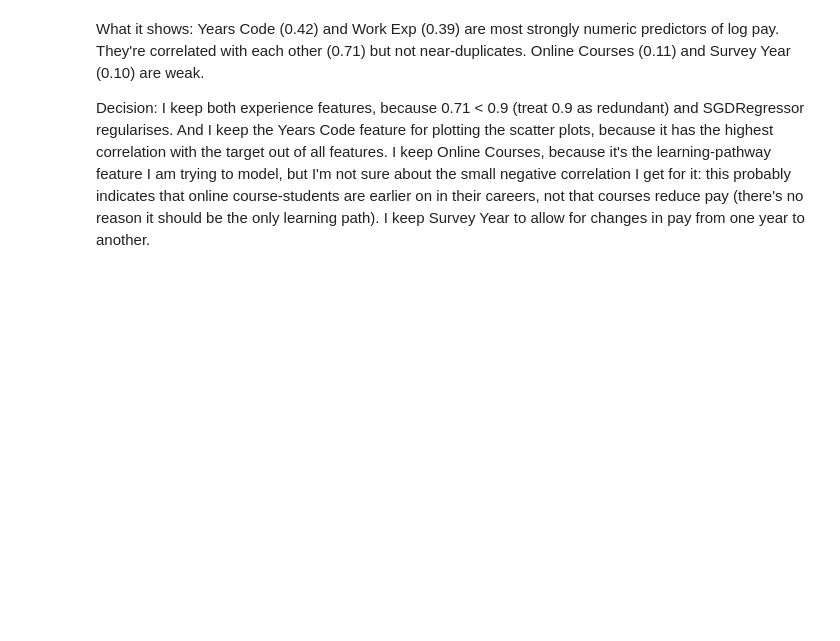
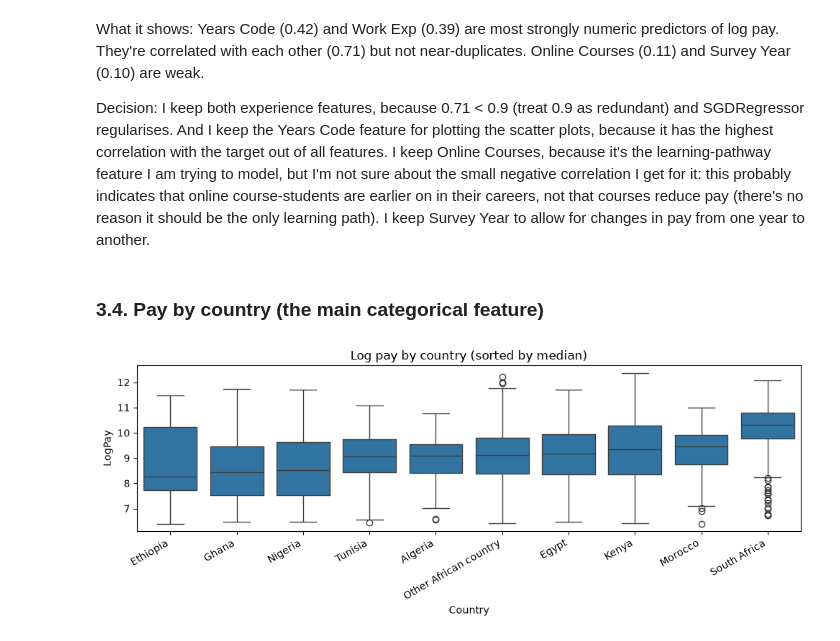
Before and after one commit to nakuwa23/linear_regression_model, a Jupyter notebook: summative/linear_regression/multivariate.ipynb, the cells around one changed output. Drawn from its saved outputs; the diff is of its cells as text; code cells hidden in the pictures; blank space fills up the shorter version.

Commit message:
Add country-based pay analysis and feature selection

```diff
--- a/summative/linear_regression/multivariate.ipynb
+++ b/summative/linear_regression/multivariate.ipynb
@@ -273,3 +273,15 @@ plt.show()
 What it shows: Years Code (0.42) and Work Exp (0.39) are most strongly numeric predictors of log pay. They're correlated with each other (0.71) but not near-duplicates. Online Courses (0.11) and Survey Year (0.10) are weak.
 
 Decision: I keep both experience features, because 0.71 < 0.9 (treat 0.9 as redundant) and SGDRegressor regularises. And I keep the Years Code feature for plotting the scatter plots, because it has the highest correlation with the target out of all features. I keep Online Courses, because it's the learning-pathway feature I am trying to model, but I'm not sure about the small negative correlation I get for it: this probably indicates that online course-students are earlier on in their careers, not that courses reduce pay (there's no reason it should be the only learning path). I keep Survey Year to allow for changes in pay from one year to another.
+# %% [markdown]
+### 3.4. Pay by country (the main categorical feature)
+# %%
+order = df.groupby("Country")["AnnualPayUSD"].median().sort_values().index
+plt.figure(figsize=(10, 4))
+sns.boxplot(data=df, x="Country", y="LogPay", order=order)
+plt.xticks(rotation=30, ha="right")
+plt.title("Log pay by country (sorted by median)")
+plt.tight_layout()
+plt.show()
+# %% [output]
+[figure, added]
```
Also changed, not shown: parts of 1 cell of this notebook.
